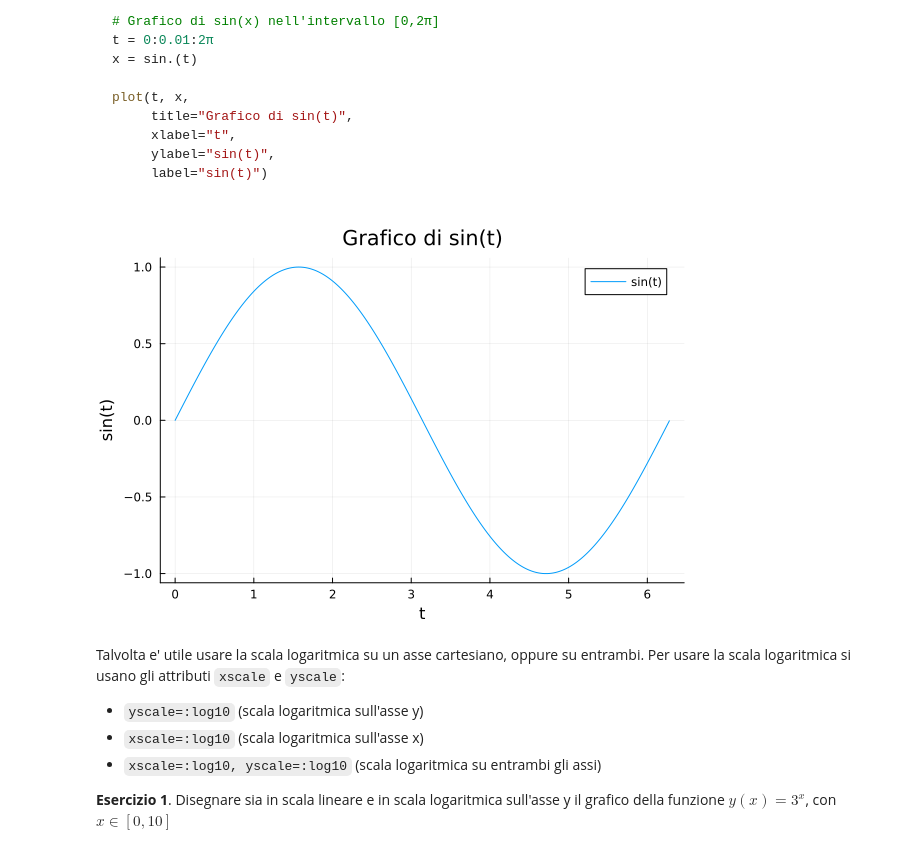
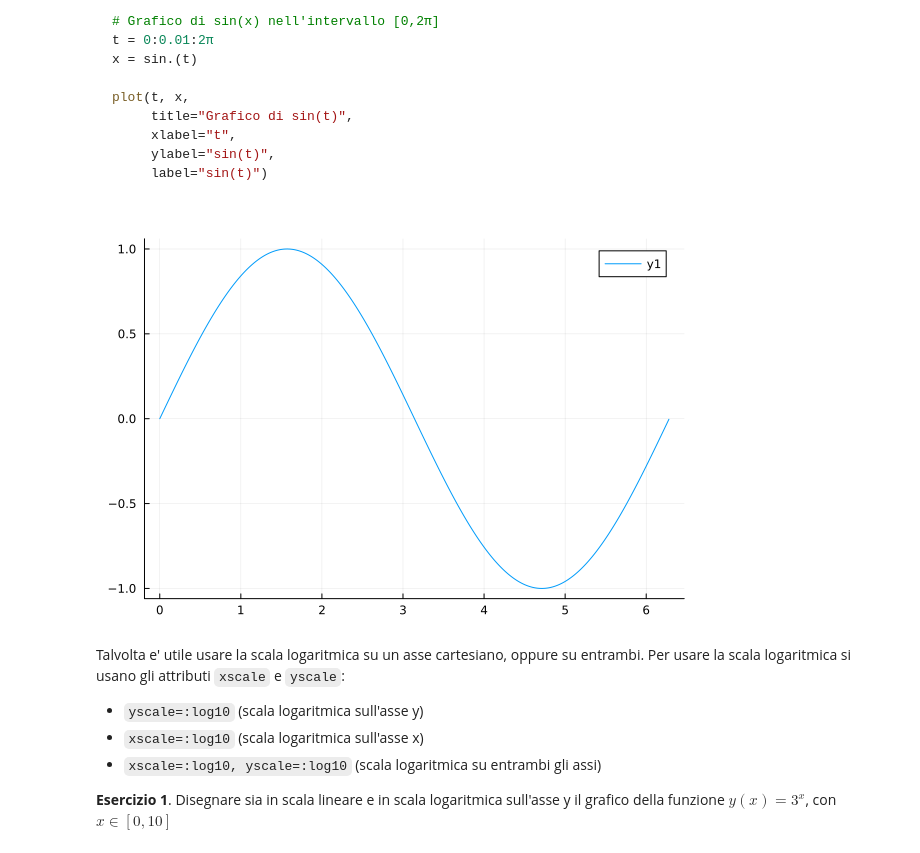
Before and after one commit to nbriganti1/nbriganti1.github.io, a Jupyter notebook: NicolòBrigantiSuccessioni.ipynb, the cells around one changed output. Cells and saved outputs as stored; diff of their text form; code cells hidden in the pictures.

````diff
--- a/NicolòBrigantiSuccessioni.ipynb
+++ b/NicolòBrigantiSuccessioni.ipynb
@@ -40,18 +40,15 @@ plot(t, x,
 
 ```
 # %%
+
+# Esegui i comandi, provando anche a fare modifiche
 # Grafico di sin(x) nell'intervallo [0,2π]
-t = 0:0.01:2π
+a = 0:0.01:2π
 x = sin.(t)
 
-plot(t, x,
-     title="Grafico di sin(t)",
-     xlabel="t",
-     ylabel="sin(t)",
-     label="sin(t)")
-# Esegui i comandi, provando anche a fare modifiche
+plot(a, x)
 # %% [output]
-[figure, old version]
+[figure, new version]
 # %% [markdown]
 Talvolta e' utile usare la scala logaritmica su un asse cartesiano, oppure su entrambi. Per usare la scala logaritmica  si usano gli attributi `xscale` e `yscale`:
 
````
Also changed, not shown: parts of 19 cells of this notebook.
